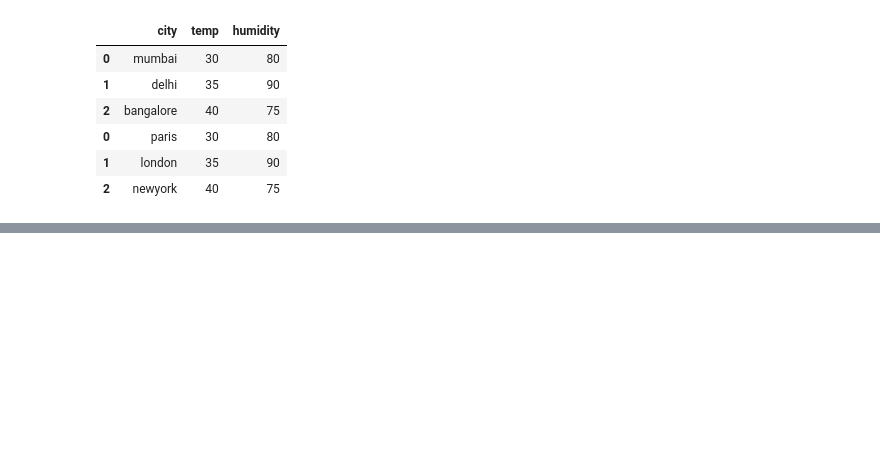
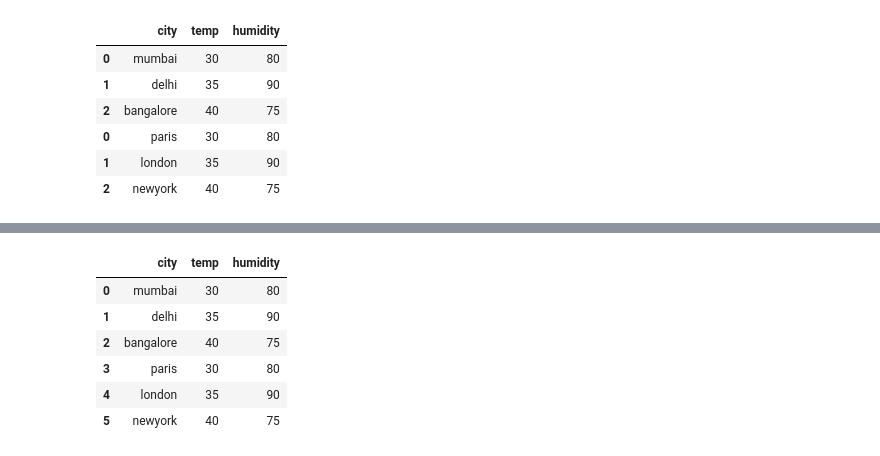
Before and after one commit to ruthikaraja08/ruthika, a Jupyter notebook: concat.ipynb, the cells around one changed output, grey strips where cells are left out. Cells and saved outputs as stored; diff of their text form; code cells hidden in the pictures; blank space fills up the shorter version.

```diff
--- a/concat.ipynb
+++ b/concat.ipynb
@@ -40,0 +49,11 @@ df
+# %%
+df=pd.concat([india_weather,paris_weather],ignore_index=True)
+df
+# %% [output]
+|  | city | temp | humidity |
+| 0 | mumbai | 30 | 80 |
+| 1 | delhi | 35 | 90 |
+| 2 | bangalore | 40 | 75 |
+| 3 | paris | 30 | 80 |
+| 4 | london | 35 | 90 |
+| 5 | newyork | 40 | 75 |
```
Also changed, not shown: parts of 2 cells of this notebook.
